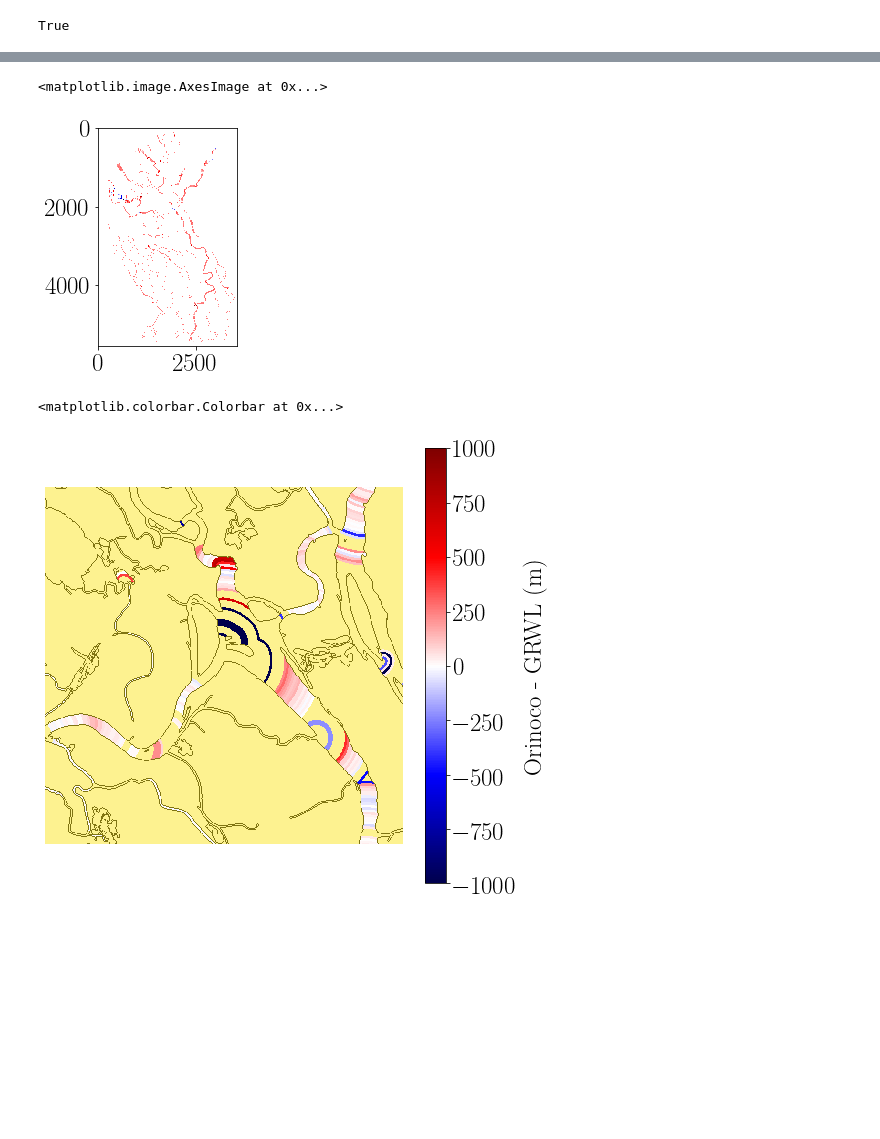
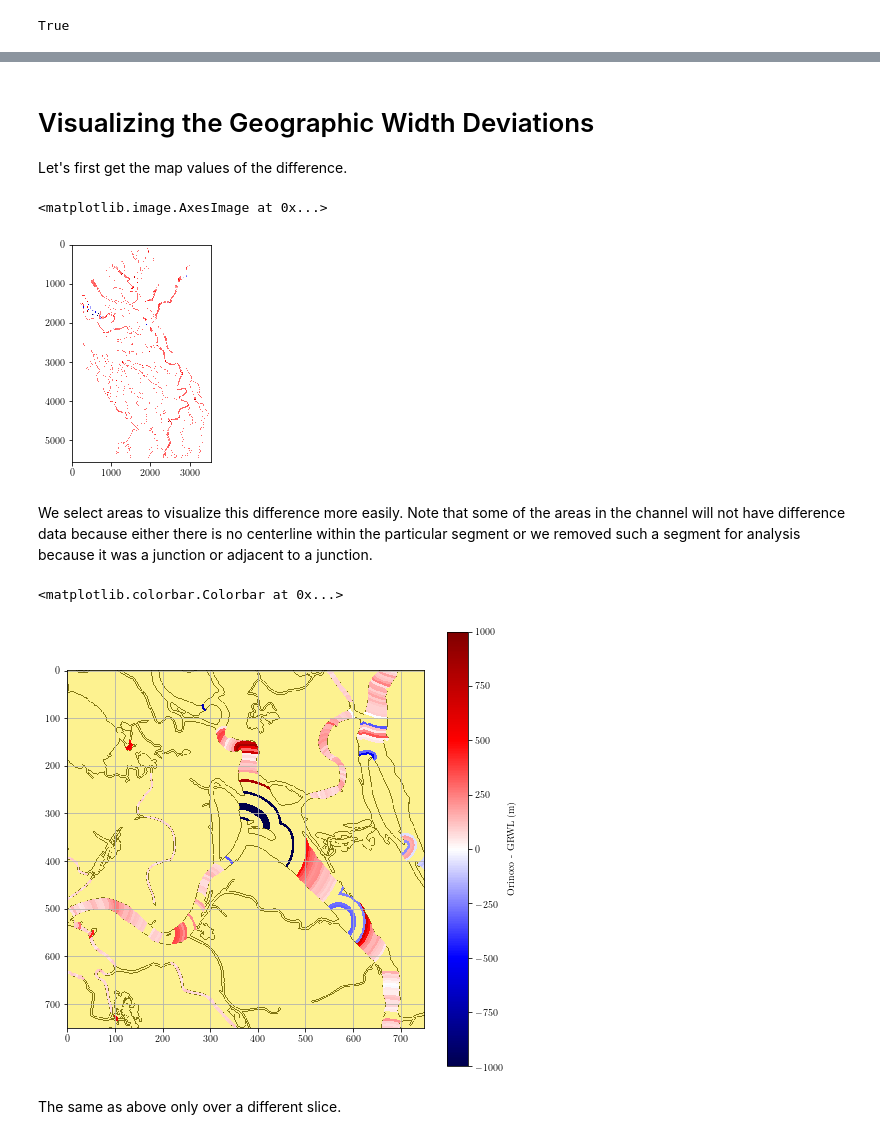
Before and after one commit to simard-landscape-lab/orinoco, a Jupyter notebook: notebooks/validation_with_grwl/2 - Width Analysis.ipynb, the cells around one changed output, grey strips where cells are left out. Drawn from its saved outputs; the diff is of its cells as text; code cells hidden in the pictures; blank space fills up the shorter version.

Commit message:
grwl notebook updates

```diff
--- a/notebooks/validation_with_grwl/2 - Width Analysis.ipynb
+++ b/notebooks/validation_with_grwl/2 - Width Analysis.ipynb
@@ -75 +78,7 @@ edges_grwl_c.plot()
+# %%
+widths_raster_grwl = rasterize_shapes_to_array(edges_grwl.geometry.buffer(1e-7).tolist(),
+                                               edges_grwl.width_m.tolist(),
+                                               profile,
+                                               all_touched=True)
+widths_raster_grwl[widths_raster_grwl == 0] = np.nan
 # %% [markdown]
@@ -77,6 +85,0 @@ edges_grwl_c.plot()
-# %%
-widths_raster_grwl = rasterize_shapes_to_array(edges_grwl_c.geometry.buffer(1e-7).tolist(),
-                                               edges_grwl_c.width_m.tolist(),
-                                               profile,
-                                               all_touched=True)
-widths_raster_grwl[widths_raster_grwl == 0] = np.nan
@@ -155,4 +146,0 @@ width_features_orinoco.shape, width_features_grwl.shape
-# %%
-plt.rc('text', usetex=True)
-plt.rc('font', family='serif')
-plt.rc('font', family='serif', size=25)
@@ -277,31 +294,45 @@ plt.savefig(plot_dir/'width_dt.png')
+# %% [markdown]
+# Visualizing the Geographic Width Deviations
+
+Let's first get the map values of the difference.
 # %%
 diff_features = width_features_orinoco - width_features_grwl
 diff_array = get_array_from_features(segments, diff_features)
 plt.imshow(diff_array, cmap='seismic')
 # %% [output]
 <matplotlib.image.AxesImage at 0x...>
-[figure, old version]
+[figure, new version]
+# %% [markdown]
+We select areas to visualize this difference more easily. Note that some of the areas in the channel will not have difference data because either there is no centerline within the particular segment or we removed such a segment for analysis because it was a junction or adjacent to a junction.
 # %%
 plt.figure(figsize=(8, 8))
+
+# Select slices
 index = np.s_[1750:2500, 1500:2250]
 diff_crop = diff_array[index]
+
+
+# Color nan values yellow
+nan_values = np.isnan(diff_crop).astype(float)
+nan_values[nan_values == 0] = np.nan
+plt.imshow(nan_values, cmap='viridis_r')
+
+# Create an outline of the channel mask using a binary dilation.
 mask_crop = water_mask[index]
 outline = nd.morphology.binary_dilation(mask_crop, iterations = 2).astype(float)
 outline[mask_crop.astype(bool)] = 0.
-#outline[~mask_crop.astype(bool)] = np.nan
-
-nan_values = np.isnan(diff_crop).astype(float)
-nan_values[nan_values == 0] = np.nan
-
-plt.imshow(nan_values, cmap='viridis_r')
 plt.imshow(outline, cmap='binary', alpha=.5)
 
+# Plot the width differences per segment
 plt.imshow(diff_crop, cmap='seismic', vmin=-1000, vmax=1000)
-plt.axis('off')
+plt.axis('on')
+plt.grid('on')
 
 plt.colorbar(label='Orinoco - GRWL (m)')
 # %% [output]
 <matplotlib.colorbar.Colorbar at 0x...>
-[figure, old version]
+[figure, new version]
+# %% [markdown]
+The same as above only over a different slice.
 # %%
 plt.figure(figsize=(8, 8))
```
Also changed, not shown: parts of 46 cells of this notebook, 2 other files.
